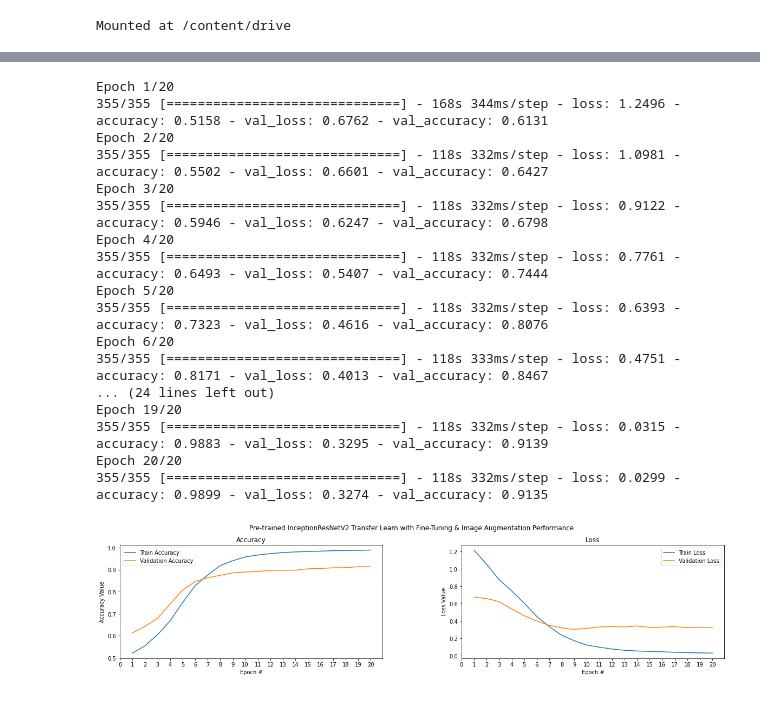
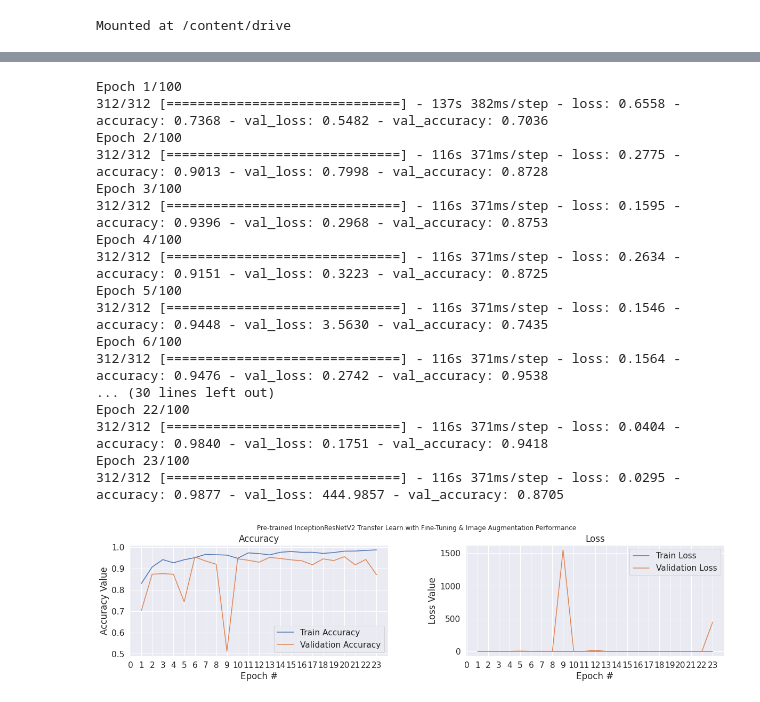
Before and after one commit to itssanat/Deepfake-Detection, a Jupyter notebook: deepfake_detection_train.ipynb, the cells around one changed output, grey strips where cells are left out. Saved outputs shown, nothing was run; the diff lists cells and outputs as text; code cells hidden in the pictures.

```diff
--- a/deepfake_detection_train.ipynb
+++ b/deepfake_detection_train.ipynb
@@ -51,18 +70,5 @@ for img in fake_data:
-# %%
-Y_val_org = Y
-
-#Normalization
-X = np.array(X)
-Y = to_categorical(Y, 2)
-
-#Reshape
-X = X.reshape(-1, 128, 128, 3)
-
-#Train-Test split
-X_train, X_val, Y_train, Y_val = train_test_split(X, Y, test_size = 0.2, random_state=5)
 # %%
 # creating model
-
 googleNet_model = InceptionResNetV2(include_top=False, weights='imagenet', input_shape=input_shape)
 googleNet_model.trainable = True
 model = Sequential()
@@ -76,7 +82,7 @@ model.add(BatchNormalization())
 model.add(Dropout(0.75))
 model.add(Dense(units=2, activation='softmax'))
 model.compile(loss='binary_crossentropy',
-              optimizer=optimizers.Adam(lr=1e-5, beta_1=0.9, beta_2=0.999, epsilon=None, decay=0.0, amsgrad=False),
+              optimizer=optimizers.Adam(lr=0.001, beta_1=0.9, beta_2=0.999, epsilon=None, decay=0.0, amsgrad=False),
               metrics=['accuracy'])
 model.summary()
 # %% [output]
@@ -98,55 +104,55 @@ Trainable params: 55,068,258
 Non-trainable params: 64,640
 _________________________________________________________________
 # %%
-#Currently not used
-early_stopping = EarlyStopping(monitor='val_loss',
-                               min_delta=0,
-                               patience=2,
-                               verbose=0, mode='auto')
-EPOCHS = 20
-BATCH_SIZE = 100
-history = model.fit(X_train, Y_train, batch_size = BATCH_SIZE, epochs = EPOCHS, validation_data = (X_val, Y_val), verbose = 1)
+#model training
+EPOCHS = 100
+BATCH_SIZE = 128
+early_stopping_patience = 10
+early_stopping = EarlyStopping(monitor='val_loss', min_delta=0, patience=early_stopping_patience, restore_best_weights=True)
+history = model.fit(X_train, Y_train, batch_size=BATCH_SIZE, epochs=EPOCHS,
+                    validation_data=(X_val, Y_val), verbose=1,callbacks=[early_stopping])
 # %% [output]
-Epoch 1/20
-355/355 [==============================] - 168s 344ms/step - loss: 1.2496 - accuracy: 0.5158 - val_loss: 0.6762 - val_accuracy: 0.6131
-Epoch 2/20
-355/355 [==============================] - 118s 332ms/step - loss: 1.0981 - accuracy: 0.5502 - val_loss: 0.6601 - val_accuracy: 0.6427
-Epoch 3/20
-355/355 [==============================] - 118s 332ms/step - loss: 0.9122 - accuracy: 0.5946 - val_loss: 0.6247 - val_accuracy: 0.6798
-Epoch 4/20
-355/355 [==============================] - 118s 332ms/step - loss: 0.7761 - accuracy: 0.6493 - val_loss: 0.5407 - val_accuracy: 0.7444
-Epoch 5/20
-355/355 [==============================] - 118s 332ms/step - loss: 0.6393 - accuracy: 0.7323 - val_loss: 0.4616 - val_accuracy: 0.8076
-Epoch 6/20
-355/355 [==============================] - 118s 333ms/step - loss: 0.4751 - accuracy: 0.8171 - val_loss: 0.4013 - val_accuracy: 0.8467
-... (24 lines left out)
-Epoch 19/20
-355/355 [==============================] - 118s 332ms/step - loss: 0.0315 - accuracy: 0.9883 - val_loss: 0.3295 - val_accuracy: 0.9139
-Epoch 20/20
-355/355 [==============================] - 118s 332ms/step - loss: 0.0299 - accuracy: 0.9899 - val_loss: 0.3274 - val_accuracy: 0.9135
+Epoch 1/100
+312/312 [==============================] - 137s 382ms/step - loss: 0.6558 - accuracy: 0.7368 - val_loss: 0.5482 - val_accuracy: 0.7036
+Epoch 2/100
+312/312 [==============================] - 116s 371ms/step - loss: 0.2775 - accuracy: 0.9013 - val_loss: 0.7998 - val_accuracy: 0.8728
+Epoch 3/100
+312/312 [==============================] - 116s 371ms/step - loss: 0.1595 - accuracy: 0.9396 - val_loss: 0.2968 - val_accuracy: 0.8753
+Epoch 4/100
+312/312 [==============================] - 116s 371ms/step - loss: 0.2634 - accuracy: 0.9151 - val_loss: 0.3223 - val_accuracy: 0.8725
+Epoch 5/100
+312/312 [==============================] - 116s 371ms/step - loss: 0.1546 - accuracy: 0.9448 - val_loss: 3.5630 - val_accuracy: 0.7435
+Epoch 6/100
+312/312 [==============================] - 116s 371ms/step - loss: 0.1564 - accuracy: 0.9476 - val_loss: 0.2742 - val_accuracy: 0.9538
+... (30 lines left out)
+Epoch 22/100
+312/312 [==============================] - 116s 371ms/step - loss: 0.0404 - accuracy: 0.9840 - val_loss: 0.1751 - val_accuracy: 0.9418
+Epoch 23/100
+312/312 [==============================] - 116s 371ms/step - loss: 0.0295 - accuracy: 0.9877 - val_loss: 444.9857 - val_accuracy: 0.8705
 # %%
+# plotting Accuracy and Loss
 f, (ax1, ax2) = plt.subplots(1, 2, figsize=(20, 4))
 t = f.suptitle('Pre-trained InceptionResNetV2 Transfer Learn with Fine-Tuning & Image Augmentation Performance ', fontsize=12)
 f.subplots_adjust(top=0.85, wspace=0.3)
 
-epoch_list = list(range(1,EPOCHS+1))
+epoch_list = list(range(1,early_stopping.stopped_epoch+2))
 ax1.plot(epoch_list, history.history['accuracy'], label='Train Accuracy')
 ax1.plot(epoch_list, history.history['val_accuracy'], label='Validation Accuracy')
-ax1.set_xticks(np.arange(0, EPOCHS+1, 1))
+ax1.set_xticks(np.arange(0, early_stopping.stopped_epoch+2, 1))
 ax1.set_ylabel('Accuracy Value')
 ax1.set_xlabel('Epoch #')
 ax1.set_title('Accuracy')
 l1 = ax1.legend(loc="best")
 
 ax2.plot(epoch_list, history.history['loss'], label='Train Loss')
 ax2.plot(epoch_list, history.history['val_loss'], label='Validation Loss')
-ax2.set_xticks(np.arange(0, EPOCHS+1, 1))
+ax2.set_xticks(np.arange(0, early_stopping.stopped_epoch+2, 1))
 ax2.set_ylabel('Loss Value')
 ax2.set_xlabel('Epoch #')
 ax2.set_title('Loss')
 l2 = ax2.legend(loc="best")
 # %% [output]
-[figure, old version]
+[figure, new version]
 # %%
 #Output confusion matrix
 def print_confusion_matrix(y_true, y_pred):
```
Also changed, not shown: parts of 5 cells of this notebook.
